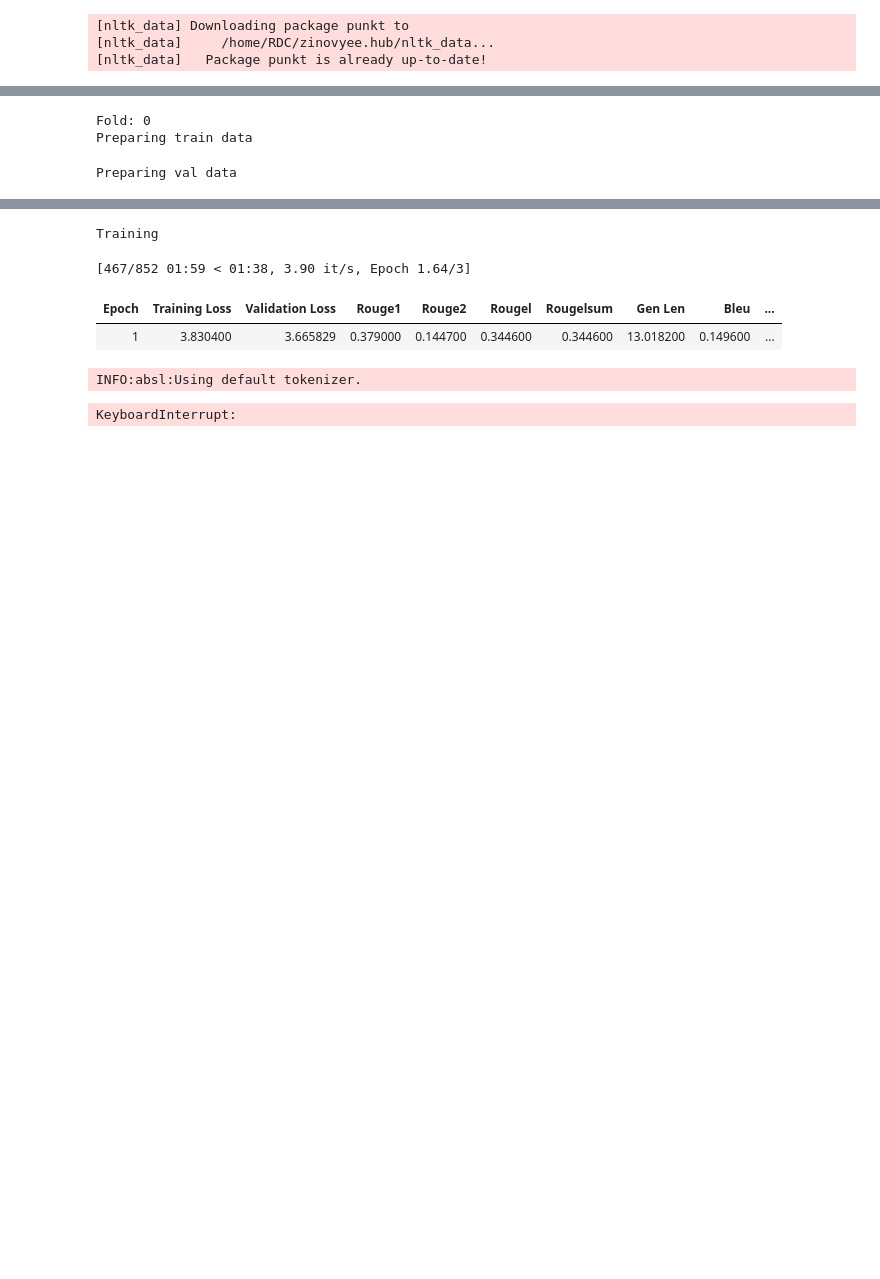
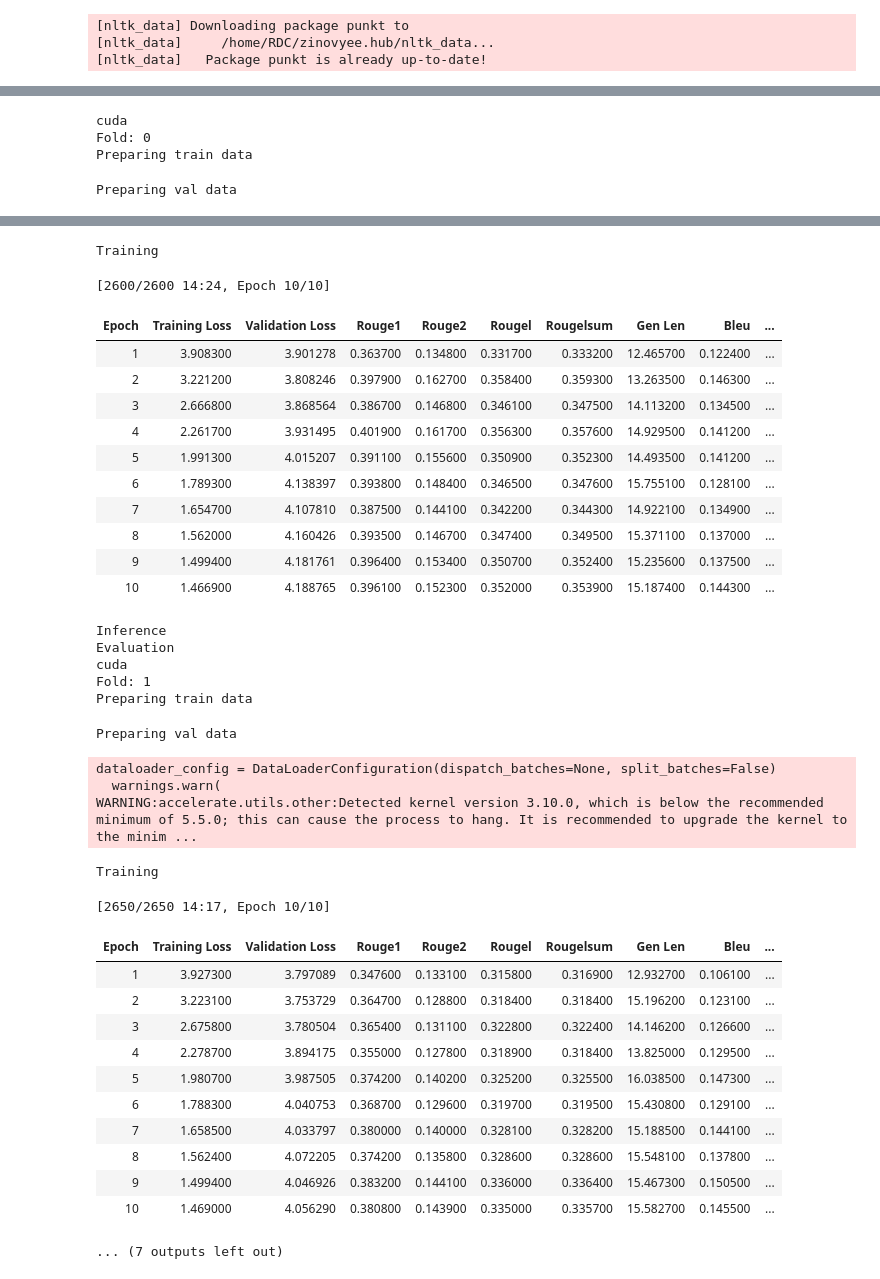
Before and after one commit to lizzzi111/Meta_Learning_Monitoring_Source_Code, a Jupyter notebook: experiments/03_Drift_step_1.ipynb, the cells around one changed output, grey strips where cells are left out. Drawn from its saved outputs; the diff is of its cells as text; code cells hidden in the pictures; blank space fills up the shorter version.

```diff
--- a/experiments/03_Drift_step_1.ipynb
+++ b/experiments/03_Drift_step_1.ipynb
@@ -17,22 +17,7 @@ import sys
 import numpy as np
 import pandas as pd
 from datasets import Dataset
-sys.path.append("../")
-from sklearn.model_selection import KFold
-import src
 
-importlib.reload(src)
-
-from src.data_prep_utils import (  # noqa: E402
-    conala_to_time_batches,
-    load_time_sorted_conala,
-)
-
-importlib.reload(src.data_prep_utils)
-
-
-from src.training import nd_inference, retraining, continual
-importlib.reload(src.training)
 
 import torch
 from transformers import (
@@ -43,9 +28,10 @@ from transformers import (
     T5ForConditionalGeneration,
 )
 from transformers import AutoModelForSeq2SeqLM, AutoTokenizer
-from src.processing_utils import compute_metric_with_params, prepare_hg_ds
 from tqdm import tqdm
 tqdm.pandas()
+
+from sklearn.model_selection import KFold
 
 import seaborn as sns
 import evaluate
@@ -71,7 +57,7 @@ TRAIN_ARGS = {
     "MODEL": MODEL,
     "SEQ_TRAINER_ARGS": {
         "overwrite_output_dir": True,
-        "num_train_epochs": 3,
+        "num_train_epochs": 10,
         "do_train": True,
         "do_eval": True,
         "per_device_train_batch_size": 4,
@@ -222,14 +204,14 @@ def compute_metric_with_params(tokenizer, metrics_list=['rouge', 'bleu']):
 ############################
 
 DATE_STR = "20240327"
-df = pd.read_csv(f"../data/processed/conala/{DATE_STR}/all_drifts.csv")
+df = pd.read_csv(f"./data/processed/conala/{DATE_STR}/all_drifts.csv")
 df["t_batch"] = df["time_batch"]
 df.loc[df.rewritten_intent.isna(), "rewritten_intent"] = "translate an ISO 8601 datetime string into a Python datetime object"
 
 tokenizer = AutoTokenizer.from_pretrained(model_name, skip_special_tokens=False)
 
-full_train_idx = pd.Series(df.question_id.unique()).sample(n=1200, random_state=RS)
-test_idx = pd.Series(df.loc[~df.question_id.isin(full_train_idx), "question_id"].unique())
+full_train_idx = pd.Series(df.loc[df.cluster<=5, "question_id"].unique())
+test_idx = pd.Series(df.loc[df.cluster>5, "question_id"].unique())
 # %%
 ############################
 ###### MODEL SETTINGS ######
@@ -313,7 +295,7 @@ for fold, (train_idx, val_idx) in enumerate(kf.split(full_train_idx.values)):
         tokenizer=tokenizer,
         compute_metrics=compute_metrics,
     )
-    FOLD_MODEL_PATH = "reports/no_drift/fold_model"
+    FOLD_MODEL_PATH = "./experiments/reports/drift/fold_model"
     if not os.path.exists(FOLD_MODEL_PATH):
         os.mkdir(FOLD_MODEL_PATH)
 
@@ -340,7 +322,8 @@ for fold, (train_idx, val_idx) in enumerate(kf.split(full_train_idx.values)):
     fold_predictions_ft_rouge = rouge.compute(references=val_ground_truths, predictions=fold_predictions_ft, use_aggregator=False)["rouge1"]
     fold_predictions_zs_rouge = rouge.compute(references=val_ground_truths, predictions=fold_predictions_zs, use_aggregator=False)["rouge1"]
 
-    fold_results["input_sequence"] = val_ground_truths
+    fold_results["input_sequence"] = val_data["input_sequence"]
+    fold_results["output_sequence"] = val_ground_truths
     fold_results["fold_predictions_ft"] = fold_predictions_ft
     fold_results["fold_predictions_zs"] = fold_predictions_zs
     fold_results["fold_predictions_ft_rouge"] = fold_predictions_ft_rouge
@@ -355,8 +338,9 @@ for fold, (train_idx, val_idx) in enumerate(kf.split(full_train_idx.values)):
     else:
         results = pd.concat([results, fold_results])
 
-results.to_csv("cv_results.csv", index=False)
+results.to_csv("./experiments/csv_results/cv_results_drift.csv", index=False)
 # %% [output]
+cuda
 Fold: 0
 Preparing train data
 Preparing val data
@@ -366,9 +350,39 @@ WARNING:accelerate.utils.other:Detected kernel version 3.10.0, which is below th
 Training
-[467/852 01:59 < 01:38, 3.90 it/s, Epoch 1.64/3]
+[2600/2600 14:24, Epoch 10/10]
 | Epoch | Training Loss | Validation Loss | Rouge1 | Rouge2 | Rougel | Rougelsum | Gen Len | Bleu | ... |
-| 1 | 3.830400 | 3.665829 | 0.379000 | 0.144700 | 0.344600 | 0.344600 | 13.018200 | 0.149600 | ... |
+| 1 | 3.908300 | 3.901278 | 0.363700 | 0.134800 | 0.331700 | 0.333200 | 12.465700 | 0.122400 | ... |
+| 2 | 3.221200 | 3.808246 | 0.397900 | 0.162700 | 0.358400 | 0.359300 | 13.263500 | 0.146300 | ... |
+| 3 | 2.666800 | 3.868564 | 0.386700 | 0.146800 | 0.346100 | 0.347500 | 14.113200 | 0.134500 | ... |
+| 4 | 2.261700 | 3.931495 | 0.401900 | 0.161700 | 0.356300 | 0.357600 | 14.929500 | 0.141200 | ... |
+| 5 | 1.991300 | 4.015207 | 0.391100 | 0.155600 | 0.350900 | 0.352300 | 14.493500 | 0.141200 | ... |
+| 6 | 1.789300 | 4.138397 | 0.393800 | 0.148400 | 0.346500 | 0.347600 | 15.755100 | 0.128100 | ... |
+| 7 | 1.654700 | 4.107810 | 0.387500 | 0.144100 | 0.342200 | 0.344300 | 14.922100 | 0.134900 | ... |
+| 8 | 1.562000 | 4.160426 | 0.393500 | 0.146700 | 0.347400 | 0.349500 | 15.371100 | 0.137000 | ... |
+| 9 | 1.499400 | 4.181761 | 0.396400 | 0.153400 | 0.350700 | 0.352400 | 15.235600 | 0.137500 | ... |
+| 10 | 1.466900 | 4.188765 | 0.396100 | 0.152300 | 0.352000 | 0.353900 | 15.187400 | 0.144300 | ... |
-INFO:absl:Using default tokenizer.
+Inference
+Evaluation
+cuda
+Fold: 1
+Preparing train data
-KeyboardInterrupt:
+Preparing val data
+dataloader_config = DataLoaderConfiguration(dispatch_batches=None, split_batches=False)
+  warnings.warn(
+WARNING:accelerate.utils.other:Detected kernel version 3.10.0, which is below the recommended minimum of 5.5.0; this can cause the process to hang. It is recommended to upgrade the kernel to the minim ...
+Training
+[2650/2650 14:17, Epoch 10/10]
+| Epoch | Training Loss | Validation Loss | Rouge1 | Rouge2 | Rougel | Rougelsum | Gen Len | Bleu | ... |
+| 1 | 3.927300 | 3.797089 | 0.347600 | 0.133100 | 0.315800 | 0.316900 | 12.932700 | 0.106100 | ... |
+| 2 | 3.223100 | 3.753729 | 0.364700 | 0.128800 | 0.318400 | 0.318400 | 15.196200 | 0.123100 | ... |
+| 3 | 2.675800 | 3.780504 | 0.365400 | 0.131100 | 0.322800 | 0.322400 | 14.146200 | 0.126600 | ... |
+| 4 | 2.278700 | 3.894175 | 0.355000 | 0.127800 | 0.318900 | 0.318400 | 13.825000 | 0.129500 | ... |
+| 5 | 1.980700 | 3.987505 | 0.374200 | 0.140200 | 0.325200 | 0.325500 | 16.038500 | 0.147300 | ... |
+| 6 | 1.788300 | 4.040753 | 0.368700 | 0.129600 | 0.319700 | 0.319500 | 15.430800 | 0.129100 | ... |
+| 7 | 1.658500 | 4.033797 | 0.380000 | 0.140000 | 0.328100 | 0.328200 | 15.188500 | 0.144100 | ... |
+| 8 | 1.562400 | 4.072205 | 0.374200 | 0.135800 | 0.328600 | 0.328600 | 15.548100 | 0.137800 | ... |
+| 9 | 1.499400 | 4.046926 | 0.383200 | 0.144100 | 0.336000 | 0.336400 | 15.467300 | 0.150500 | ... |
+| 10 | 1.469000 | 4.056290 | 0.380800 | 0.143900 | 0.335000 | 0.335700 | 15.582700 | 0.145500 | ... |
+... (7 outputs left out)
 # %%
 ############################
 ######## FULL TRAINING #####
```
Also changed, not shown: parts of 8 cells of this notebook, 8 other files.
